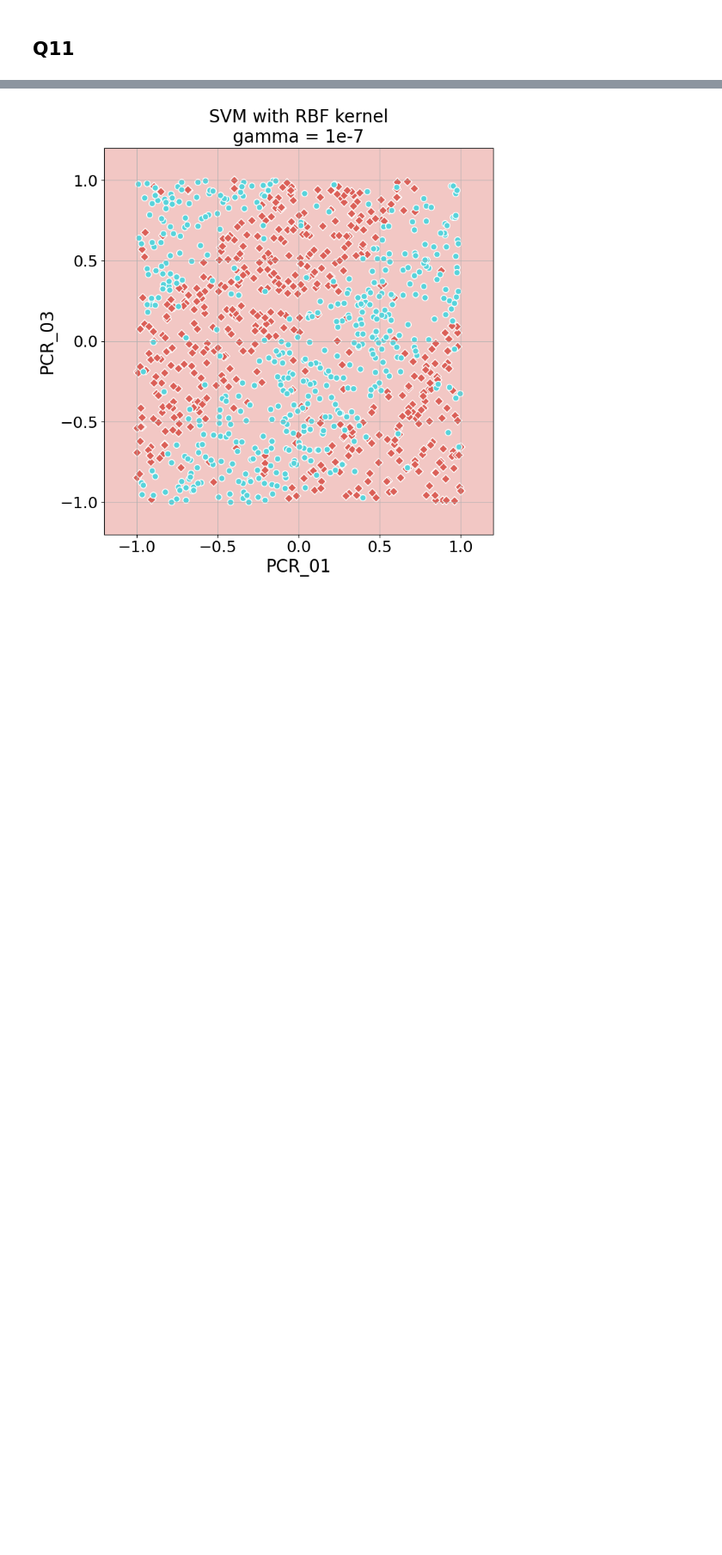
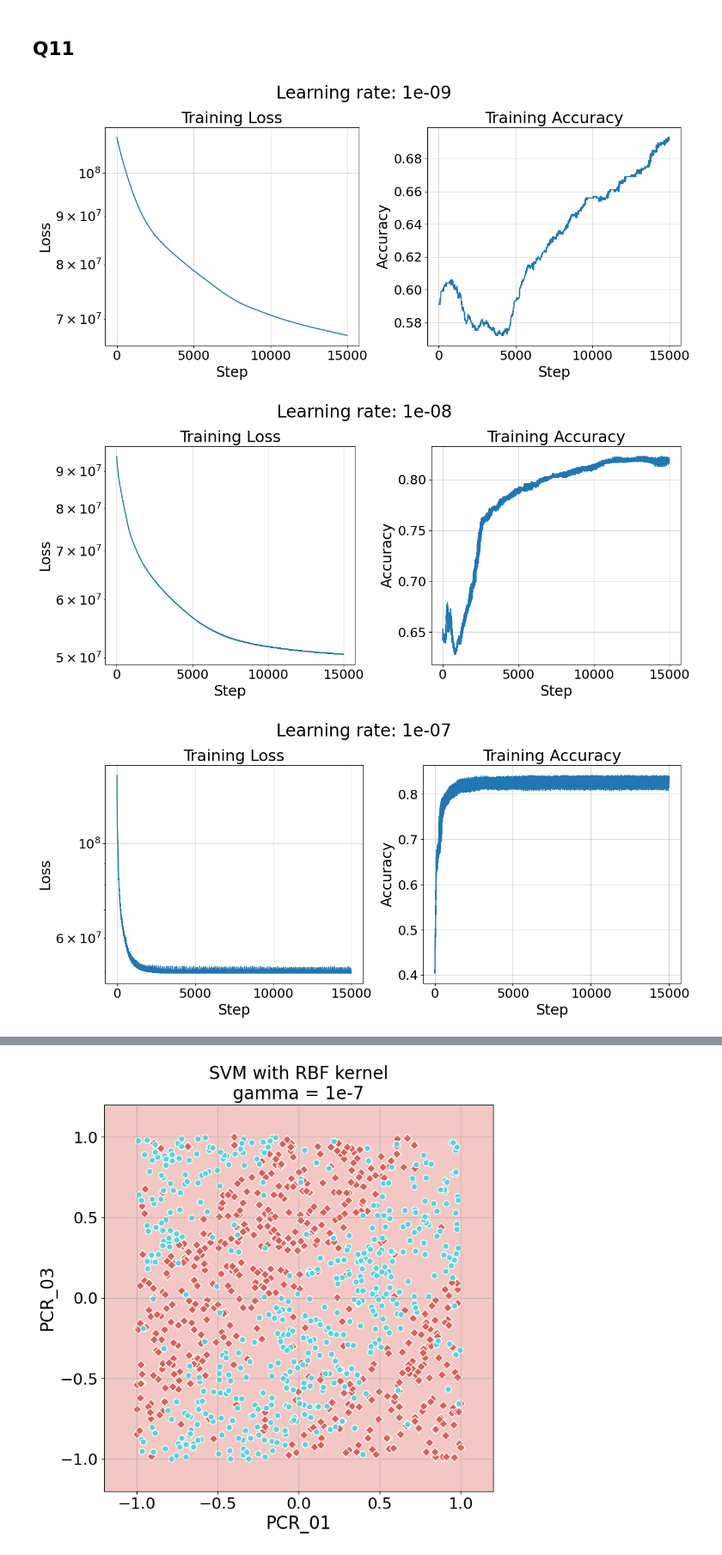
Before and after one commit to dgershko/iml_hw2, a Jupyter notebook: hw2.ipynb, the cells around one changed output, grey strips where cells are left out. Shown at 86% size. Cells and saved outputs as stored; diff of their text form; code cells hidden in the pictures; blank space fills up the shorter version.

```diff
--- a/hw2.ipynb
+++ b/hw2.ipynb
@@ -386,17 +407,27 @@ compare_gradients(data_frame_data.values, data_frame_labels.values, deltas=np.lo
 # %% [markdown]
 ## Q11
+# %%
+from sklearn.preprocessing import PolynomialFeatures, MinMaxScaler
+X_train = data_frame_data.values
+y_train = data_frame_labels.values
+X_train_poly = PolynomialFeatures(degree=3, include_bias=False).fit_transform(X_train)
+X_train_poly = MinMaxScaler(feature_range=(-1,1)).fit_transform(X_train_poly)
 # %%
 C=1e5
-X_train = data_frame_data.values
-y_train = data_frame_labels.values
+
 for lr in np.logspace(-9, -5, 5):
     clf = SoftSVM(C=C, lr=lr)
-    losses, accuracies = clf.fit_with_logs(X_train, y_train, max_iter=5000)
+    losses, accuracies = clf.fit_with_logs(X_train_poly, y_train, max_iter=15000)
+    # losses, accuracies = clf.fit_with_logs(X_train, y_train, max_iter=5000)
     plt.figure(figsize=(13, 6))
     plt.subplot(121), plt.grid(alpha=0.5), plt.title ("Training Loss")
     plt.semilogy(losses), plt.xlabel("Step"), plt.ylabel("Loss")
     plt.subplot(122), plt.grid(alpha=0.5), plt.title ("Training Accuracy")
     plt.plot(accuracies), plt.xlabel("Step"), plt.ylabel("Accuracy")
     plt.suptitle(f"Learning rate: {lr}")
     plt.tight_layout()
     plt.show()
+# %% [output]
+[figure, added]
+[figure, added]
+[figure, added]
```
Also changed, not shown: parts of 11 cells of this notebook, 2 other files.
